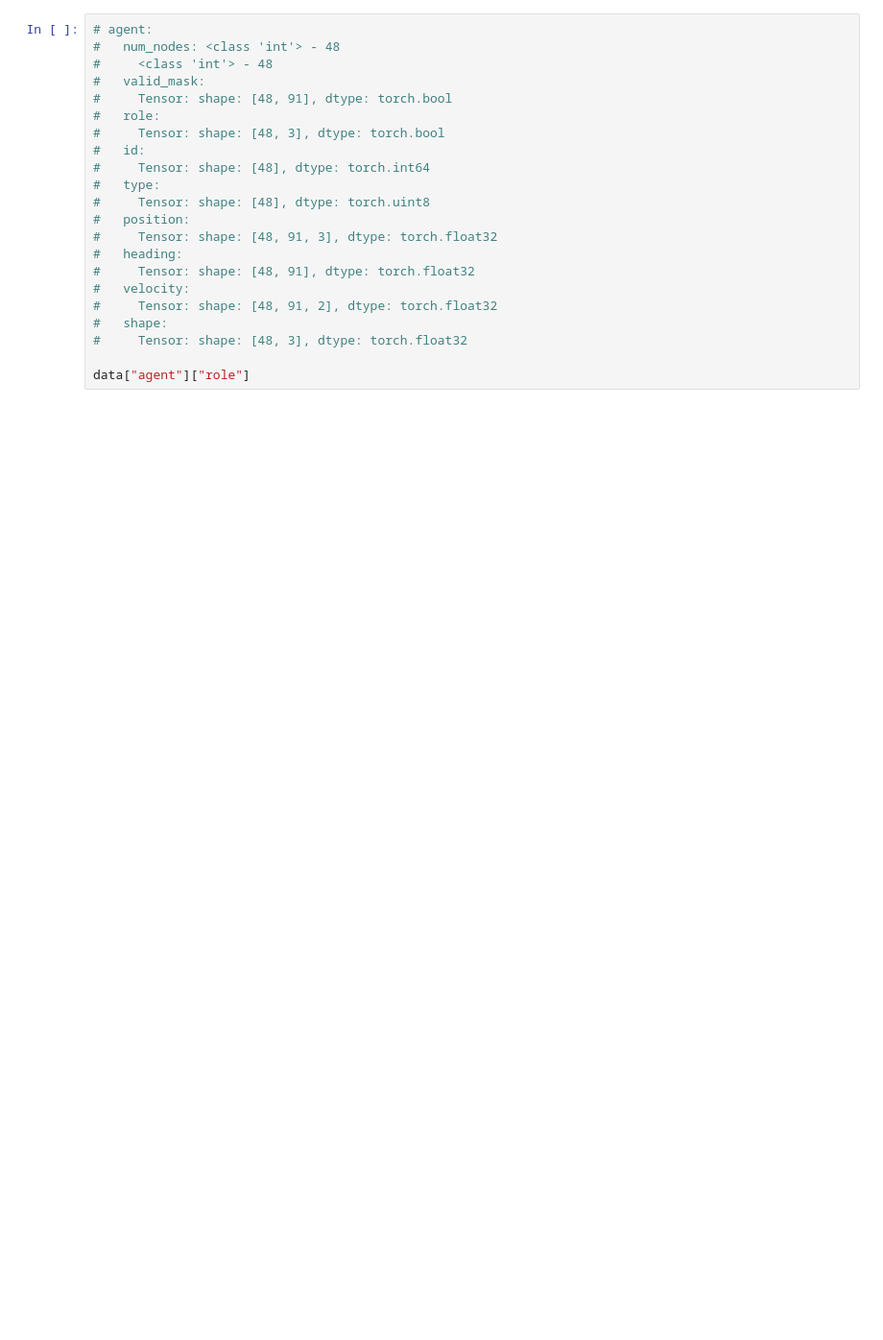
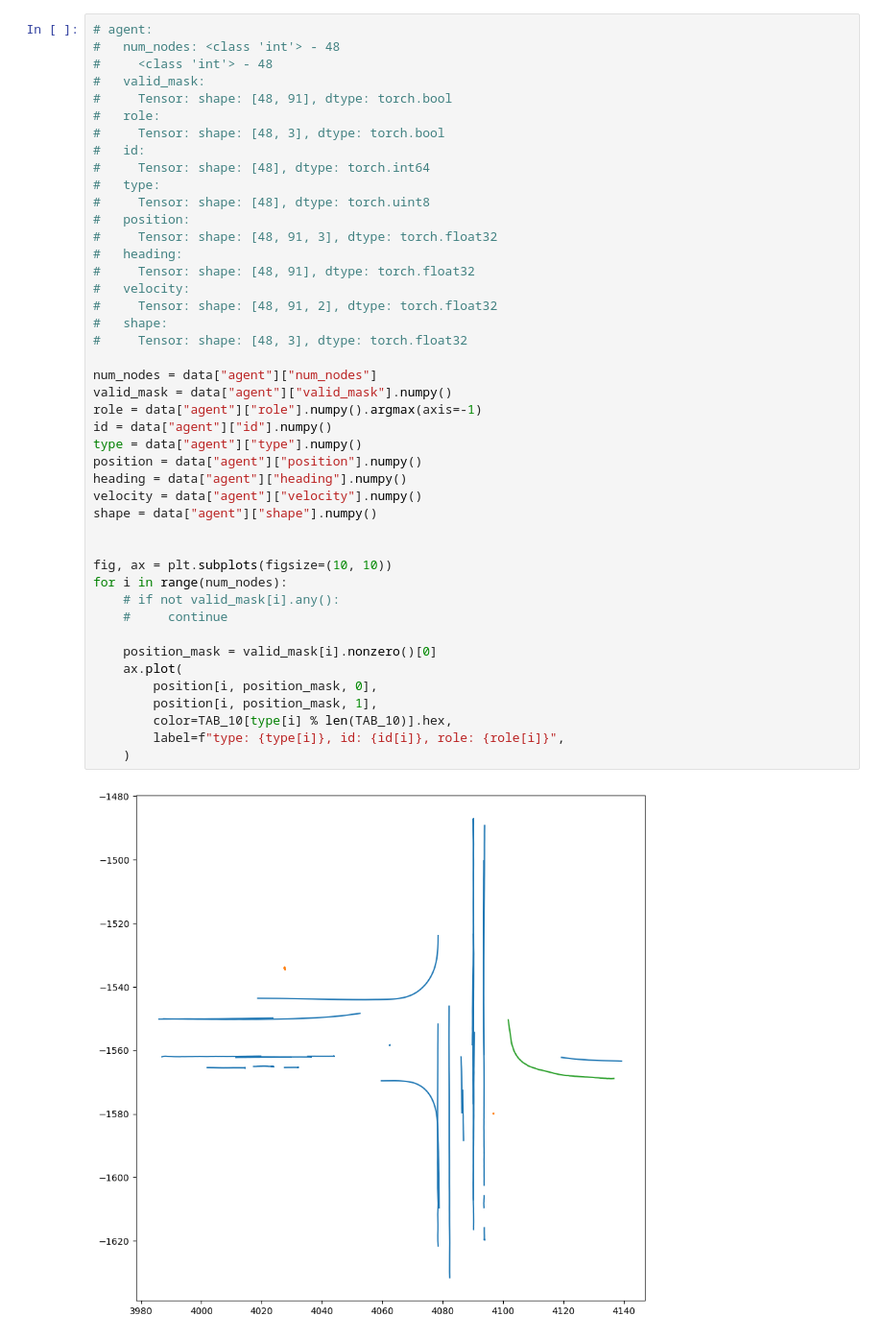
Before and after one commit to autonomousvision/py123d, a Jupyter notebook: notebooks/smarty/smart_testing.ipynb, the cells around one changed output. Shown at 96% size. Saved outputs shown, nothing was run; the diff lists cells and outputs as text; blank space fills up the shorter version.

```diff
--- a/notebooks/smarty/smart_testing.ipynb
+++ b/notebooks/smarty/smart_testing.ipynb
@@ -138,22 +221,46 @@ plt.show()
 # %%
 # agent:
 #   num_nodes: <class 'int'> - 48
 #     <class 'int'> - 48
 #   valid_mask:
 #     Tensor: shape: [48, 91], dtype: torch.bool
 #   role:
 #     Tensor: shape: [48, 3], dtype: torch.bool
 #   id:
 #     Tensor: shape: [48], dtype: torch.int64
 #   type:
 #     Tensor: shape: [48], dtype: torch.uint8
 #   position:
 #     Tensor: shape: [48, 91, 3], dtype: torch.float32
 #   heading:
 #     Tensor: shape: [48, 91], dtype: torch.float32
 #   velocity:
 #     Tensor: shape: [48, 91, 2], dtype: torch.float32
 #   shape:
 #     Tensor: shape: [48, 3], dtype: torch.float32
 
-data["agent"]["role"]
+num_nodes = data["agent"]["num_nodes"]
+valid_mask = data["agent"]["valid_mask"].numpy()
+role = data["agent"]["role"].numpy().argmax(axis=-1)
+id = data["agent"]["id"].numpy()
+type = data["agent"]["type"].numpy()
+position = data["agent"]["position"].numpy()
+heading = data["agent"]["heading"].numpy()
+velocity = data["agent"]["velocity"].numpy()
+shape = data["agent"]["shape"].numpy()
+
+
+fig, ax = plt.subplots(figsize=(10, 10))
+for i in range(num_nodes):
+    # if not valid_mask[i].any():
+    #     continue
+
+    position_mask = valid_mask[i].nonzero()[0]
+    ax.plot(
+        position[i, position_mask, 0],
+        position[i, position_mask, 1],
+        color=TAB_10[type[i] % len(TAB_10)].hex,
+        label=f"type: {type[i]}, id: {id[i]}, role: {role[i]}",
+    )
+# %% [output]
+[figure, added]
```
Also changed, not shown: parts of 8 cells of this notebook, 7 other files.
